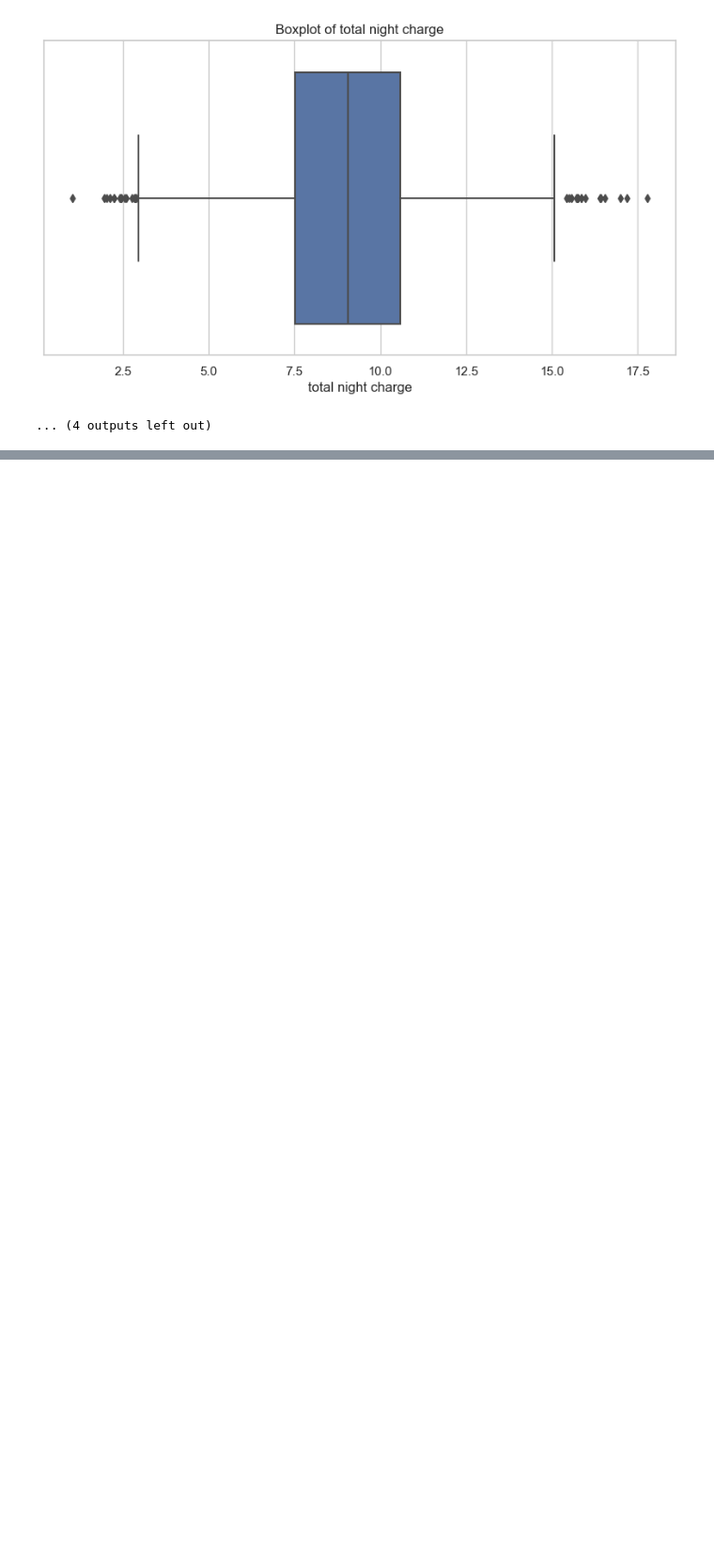
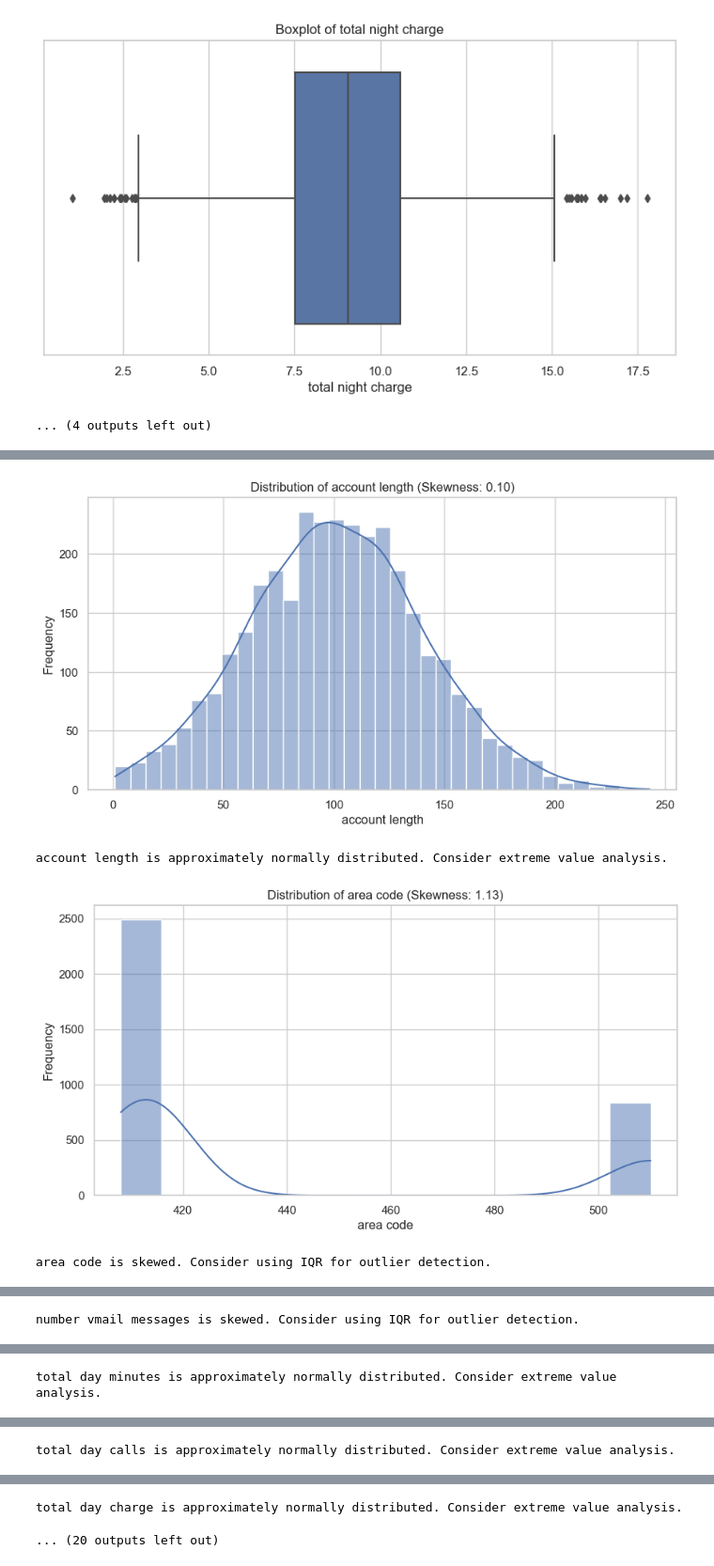
Before and after one commit to victormuuo07/PHASE-3-FINAL-PROJECT, a Jupyter notebook: index.ipynb, the cells around one changed output, grey strips where cells are left out. Shown at 94% size. Drawn from its saved outputs; the diff is of its cells as text; code cells hidden in the pictures; blank space fills up the shorter version.

Commit message:
checking distribution of numerical variables

```diff
--- a/index.ipynb
+++ b/index.ipynb
@@ -362,0 +369,42 @@ visualizer.draw_boxplots()
+# %%
+from scipy.stats import norm, skew
+
+class DistributionAnalyzer:
+    def __init__(self, dataframe):
+        self.dataframe = dataframe
+
+    def check_distributions(self):
+        sns.set(style="whitegrid")
+
+        for column in self.dataframe.select_dtypes(include='number').columns:
+            plt.figure(figsize=(10, 5))
+            sns.histplot(self.dataframe[column], kde=True)
+
+            # Checking skewness
+            skewness = self.dataframe[column].skew()
+
+            plt.title(f'Distribution of {column} (Skewness: {skewness:.2f})')
+            plt.xlabel(column)
+            plt.ylabel('Frequency')
+            plt.show()
+
+            # Analyze distribution
+            if abs(skewness) < 0.5:
+                print(f'{column} is approximately normally distributed. Consider extreme value analysis.')
+            else:
+                print(f'{column} is skewed. Consider using IQR for outlier detection.')
+
+    def find_IQR(self, column):
+        Q1 = self.dataframe[column].quantile(0.25)
+        Q3 = self.dataframe[column].quantile(0.75)
+        IQR = Q3 - Q1
+        print(f'IQR for {column}: {IQR}')
+        return IQR
+# %%
+analyzer = DistributionAnalyzer(df[numerical])
+analyzer.check_distributions()
+# %% [output]
+[figure, added]
+account length is approximately normally distributed. Consider extreme value analysis.
+[figure, added]
+area code is skewed. Consider using IQR for outlier detection.
@@ -362,0 +412 @@ visualizer.draw_boxplots()
+number vmail messages is skewed. Consider using IQR for outlier detection.
@@ -362,0 +414 @@ visualizer.draw_boxplots()
+total day minutes is approximately normally distributed. Consider extreme value analysis.
@@ -362,0 +416 @@ visualizer.draw_boxplots()
+total day calls is approximately normally distributed. Consider extreme value analysis.
@@ -362,0 +418,2 @@ visualizer.draw_boxplots()
+total day charge is approximately normally distributed. Consider extreme value analysis.
+... (20 outputs left out)
```
Also changed, not shown: parts of 3 cells of this notebook.
